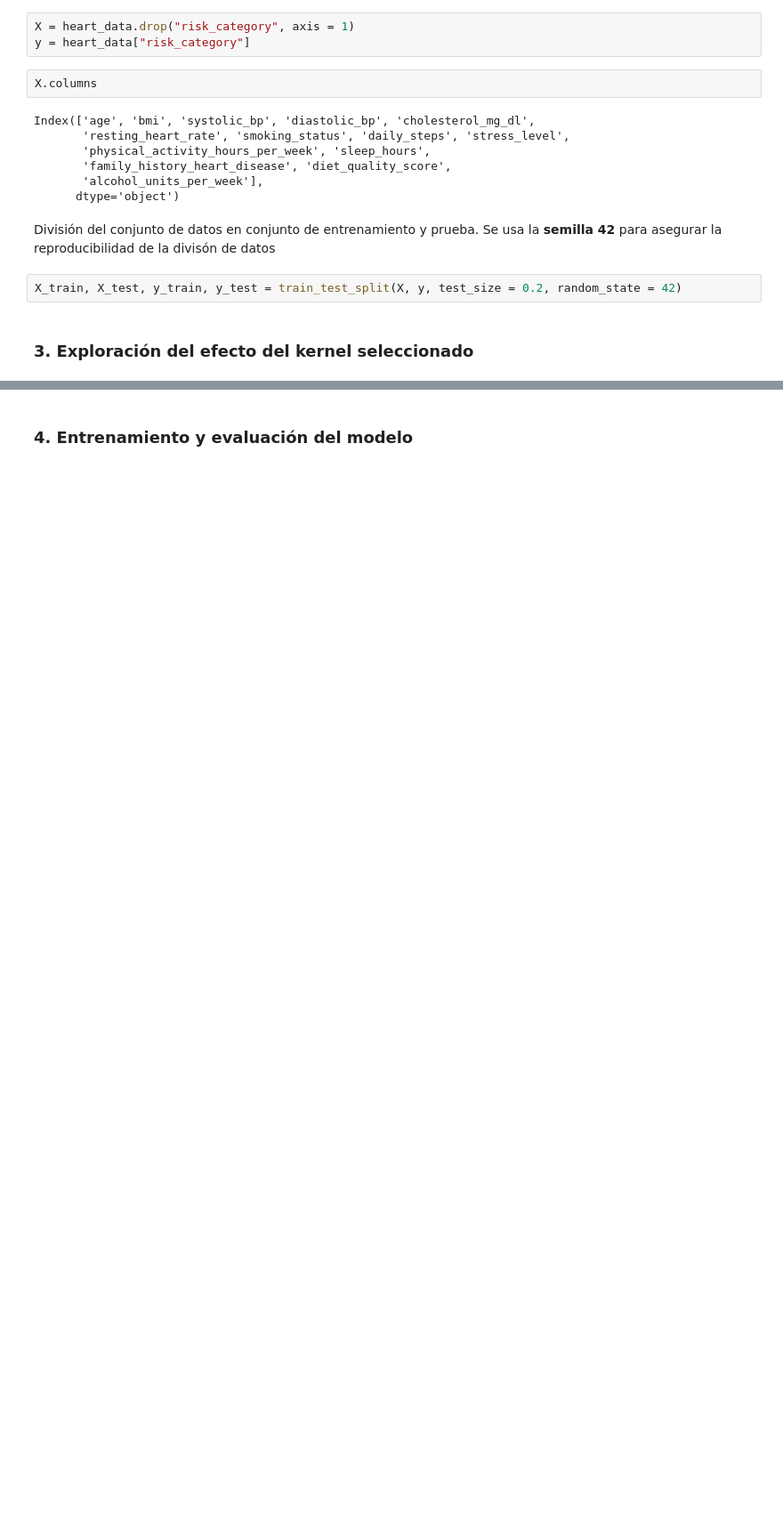
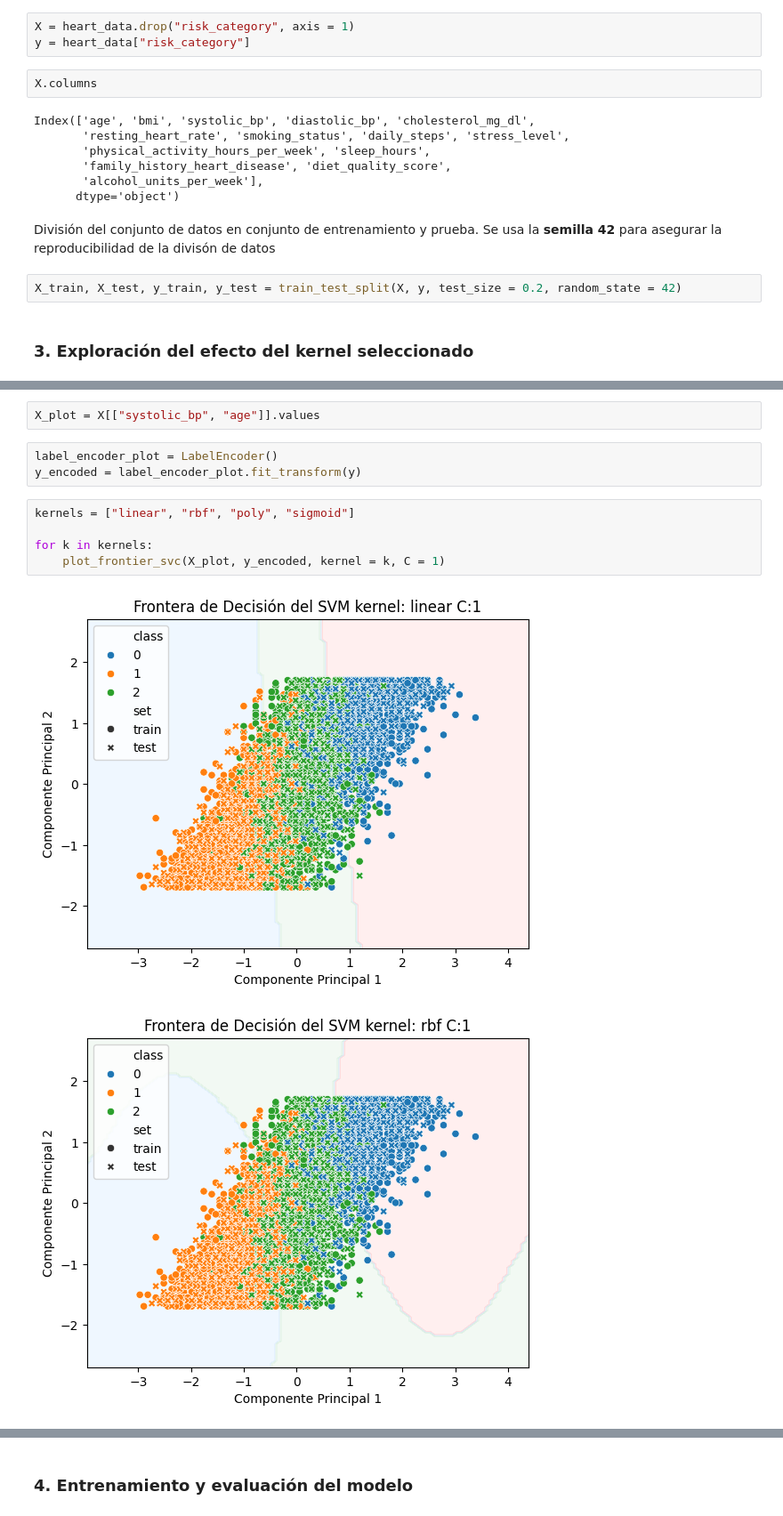
Before and after one commit to ISIS-4219-Assignments/Assignment-3, a Jupyter notebook: src/laboratorio_3_actividad.ipynb, the cells around one changed output, grey strips where cells are left out. Shown at 89% size. Drawn from its saved outputs; the diff is of its cells as text; blank space fills up the shorter version.

```diff
--- a/src/laboratorio_3_actividad.ipynb
+++ b/src/laboratorio_3_actividad.ipynb
@@ -164,0 +239,13 @@ X_train, X_test, y_train, y_test = train_test_split(X, y, test_size = 0.2, rando
+# %%
+X_plot = X[["systolic_bp", "age"]].values
+# %%
+label_encoder_plot = LabelEncoder()
+y_encoded = label_encoder_plot.fit_transform(y)
+# %%
+kernels = ["linear", "rbf", "poly", "sigmoid"]
+
+for k in kernels:
+    plot_frontier_svc(X_plot, y_encoded, kernel = k, C = 1)
+# %% [output]
+[figure, added]
+[figure, added]
```
Also changed, not shown: parts of 18 cells of this notebook.
